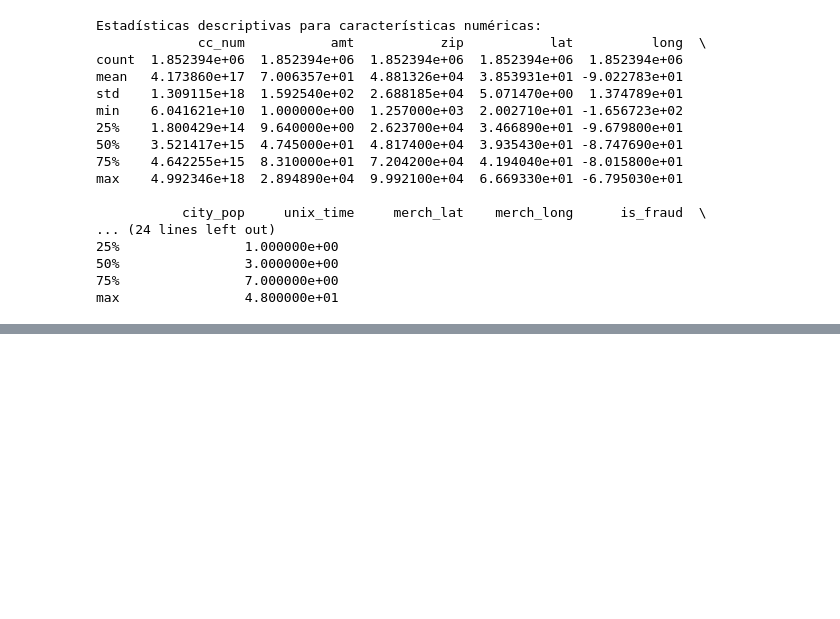
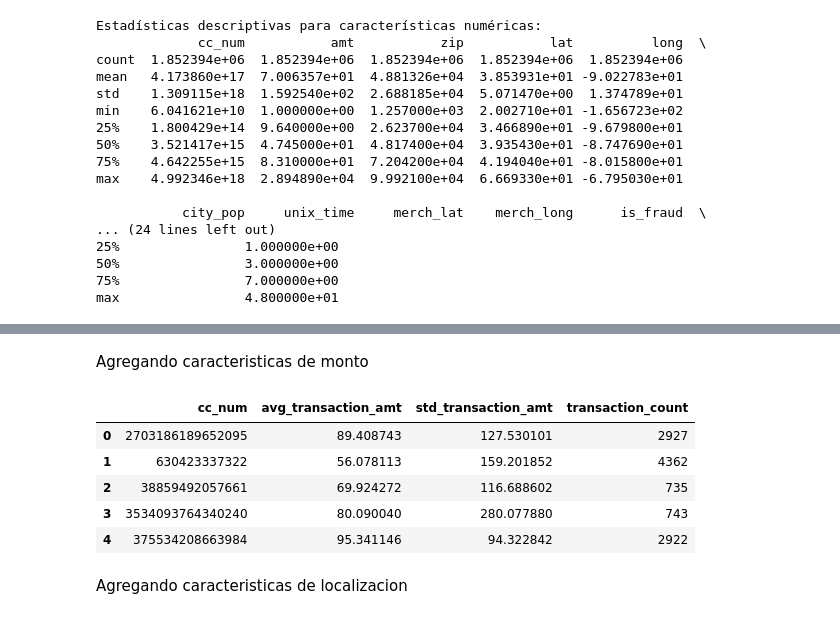
Before and after one commit to javim7/Proyecto2-SDS, a Jupyter notebook: proyecto2.ipynb, the cells around one changed output, grey strips where cells are left out. Cells and saved outputs as stored; diff of their text form; code cells hidden in the pictures; blank space fills up the shorter version.

```diff
--- a/proyecto2.ipynb
+++ b/proyecto2.ipynb
@@ -146,0 +165,26 @@ plt.show()
+# %% [markdown]
+Agregando caracteristicas de monto
+# %%
+# Calcular el monto promedio de transacción por cliente
+avg_transaction_amt_by_customer = df.groupby('cc_num')['amt'].mean()
+df['avg_transaction_amt'] = df['cc_num'].map(avg_transaction_amt_by_customer)
+
+# Calcular la frecuencia de transacciones por cliente
+transaction_count_by_customer = df['cc_num'].value_counts()
+df['transaction_count'] = df['cc_num'].map(transaction_count_by_customer)
+
+# Calcular la desviación estándar del monto de transacción por cliente
+std_transaction_amt_by_customer = df.groupby('cc_num')['amt'].std()
+df['std_transaction_amt'] = df['cc_num'].map(std_transaction_amt_by_customer)
+
+# Mostrar las primeras filas del conjunto de datos para verificar las nuevas características
+df[['cc_num', 'avg_transaction_amt', 'std_transaction_amt', 'transaction_count']].head()
+# %% [output]
+|  | cc_num | avg_transaction_amt | std_transaction_amt | transaction_count |
+| 0 | 2703186189652095 | 89.408743 | 127.530101 | 2927 |
+| 1 | 630423337322 | 56.078113 | 159.201852 | 4362 |
+| 2 | 38859492057661 | 69.924272 | 116.688602 | 735 |
+| 3 | 3534093764340240 | 80.090040 | 280.077880 | 743 |
+| 4 | 375534208663984 | 95.341146 | 94.322842 | 2922 |
+# %% [markdown]
+Agregando caracteristicas de localizacion
```
Also changed, not shown: parts of 5 cells of this notebook.
